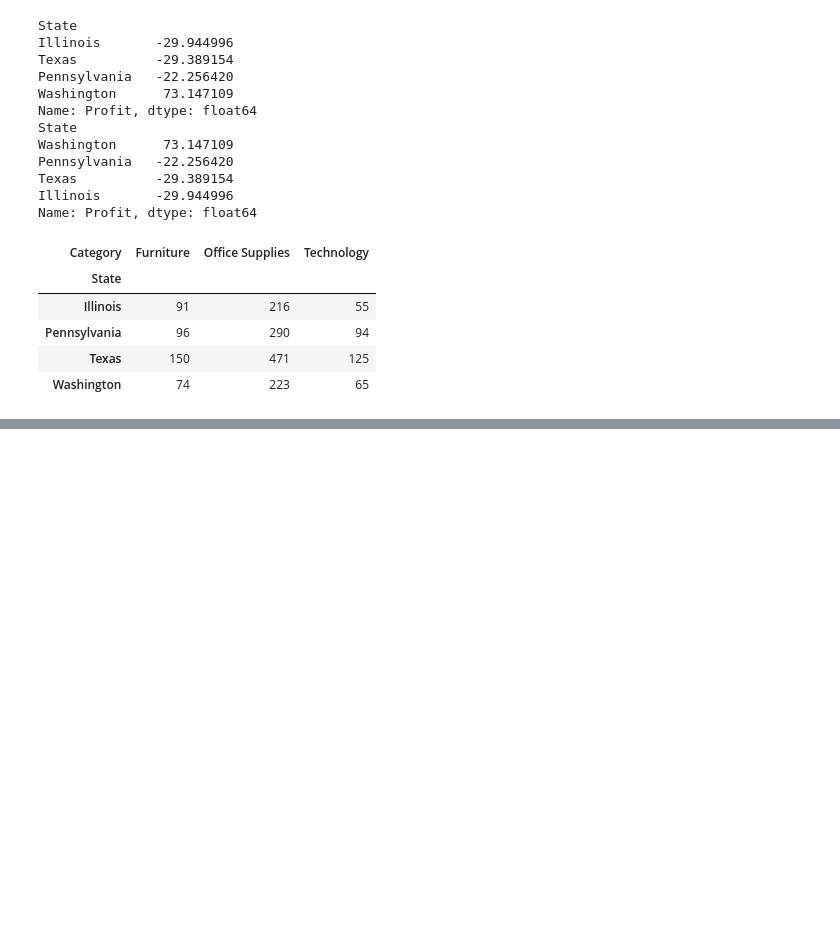
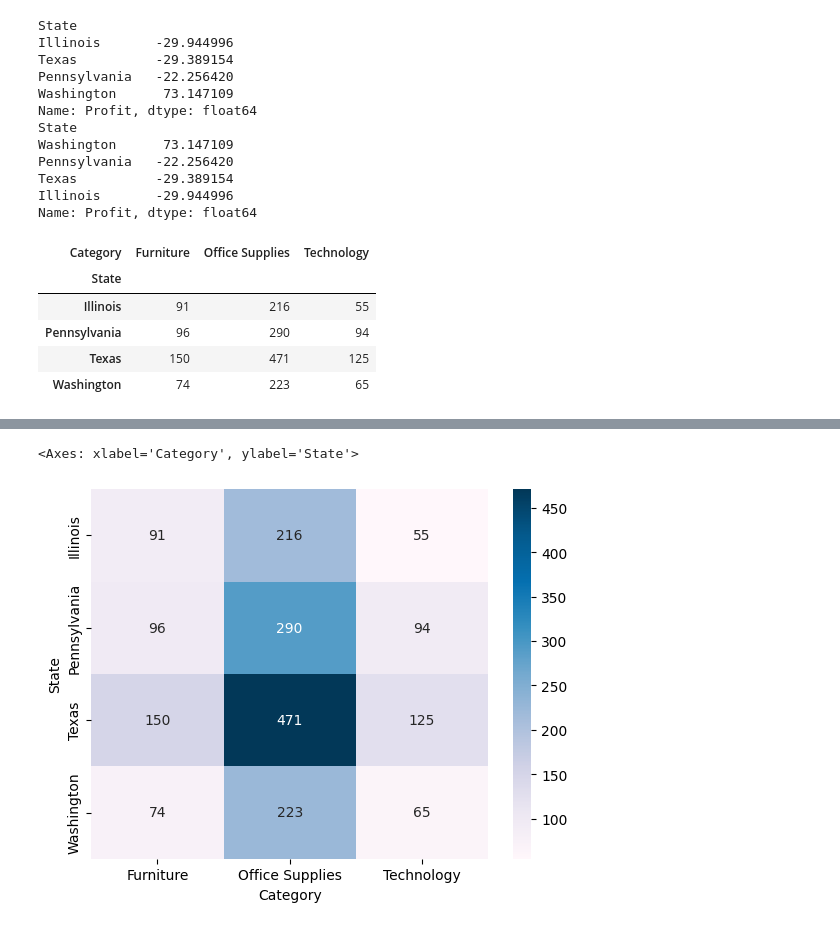
Before and after one commit to mmeeran/Python, a Jupyter notebook: Python_Class_prework.ipynb, the cells around one changed output, grey strips where cells are left out. Cells and saved outputs as stored; diff of their text form; code cells hidden in the pictures; blank space fills up the shorter version.

```diff
--- a/Python_Class_prework.ipynb
+++ b/Python_Class_prework.ipynb
@@ -970,0 +988,6 @@ data_cross
+# %%
+import seaborn as sns
+sns.heatmap(data_cross, annot=True, fmt=".0f", cmap="PuBu")
+# %% [output]
+<Axes: xlabel='Category', ylabel='State'>
+[figure, added]
```
Also changed, not shown: parts of 2 cells of this notebook.
